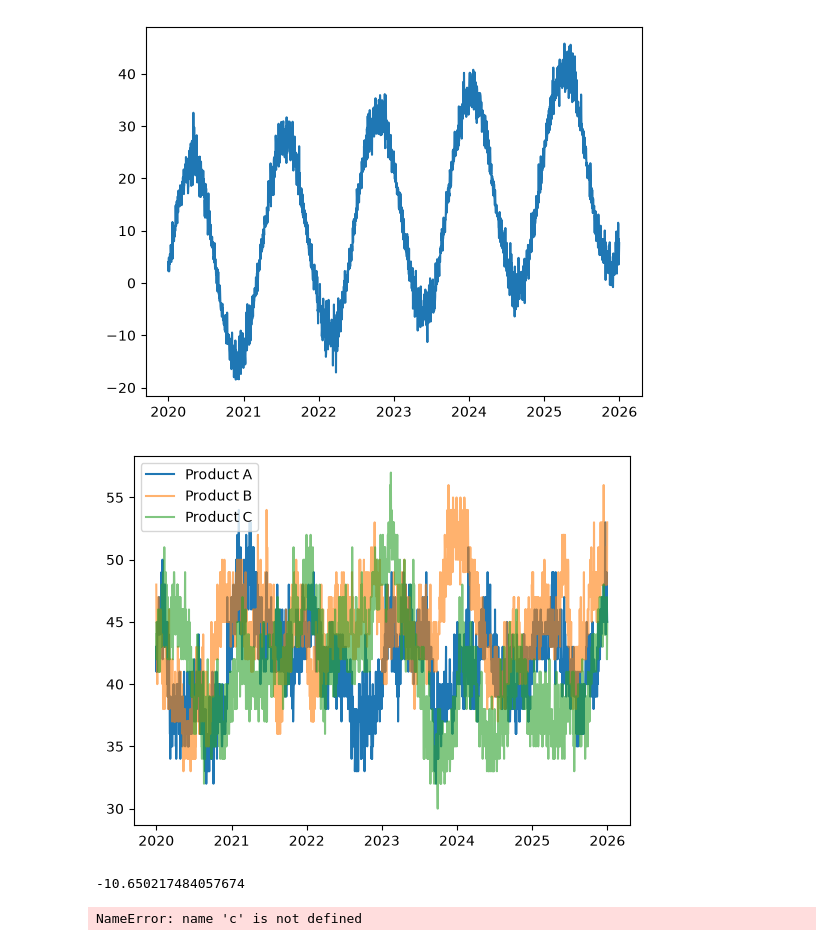
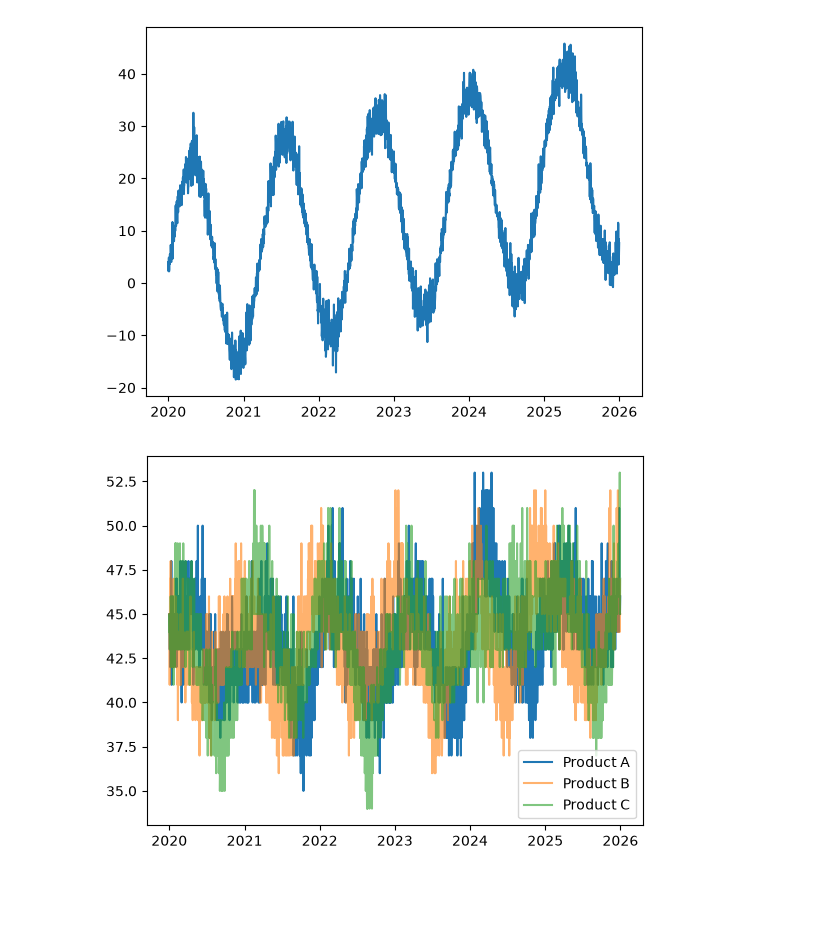
Before and after one commit to JosephDThomas/Chocolate_predictions, a Jupyter notebook: data_gen.ipynb, the cells around one changed output. Drawn from its saved outputs; the diff is of its cells as text; code cells hidden in the pictures; blank space fills up the shorter version.

```diff
--- a/data_gen.ipynb
+++ b/data_gen.ipynb
@@ -55,50 +55,43 @@ t = np.arange(num_days)
 a_raw = np.sin(t / 58.09)
 b_raw = np.cos(t / 58.09)
 c_raw = np.sin(t / 58.09 + np.pi/6)
 
 # Day-to-day noise (equivalent to previosu a_scal)
 a_short_noise = np.random.poisson(2, num_days)
 b_short_noise = np.random.poisson(2, num_days)
 c_short_noise = np.random.poisson(2, num_days)
 a_amp_daily = np.random.normal(3, 1, num_days)
 b_amp_daily = np.random.normal(3, 1, num_days)
 c_amp_daily = np.random.normal(3, 1, num_days)
 
 # Long-term randomness
-a_amp_drift = ar1_noise(num_days, phi=0.99, sigma=0.4)      # peaks vary in height
-a_baseline_drift = ar1_noise(num_days, phi=0.995, sigma=0.3) # slow wandering offset
+a_amp_drift = ar1_noise(num_days, phi=0.995, sigma=0.2)      # peaks vary in height
+a_baseline_drift = ar1_noise(num_days, phi=0.995, sigma=0.1) # slow wandering offset
 
-b_amp_drift = ar1_noise(num_days, phi=0.99, sigma=0.4)
-b_baseline_drift = ar1_noise(num_days, phi=0.995, sigma=0.3)
+b_amp_drift = ar1_noise(num_days, phi=0.995, sigma=0.2)
+b_baseline_drift = ar1_noise(num_days, phi=0.995, sigma=0.1)
 
-c_amp_drift = ar1_noise(num_days, phi=0.99, sigma=0.4)
-c_baseline_drift = ar1_noise(num_days, phi=0.995, sigma=0.3)
+c_amp_drift = ar1_noise(num_days, phi=0.995, sigma=0.2)
+c_baseline_drift = ar1_noise(num_days, phi=0.995, sigma=0.1)
 
-a = (a_amp_daily + a_amp_drift) * a_raw + a_baseline_drift + a_short_noise + 40
-b = (b_amp_daily + b_amp_drift) * b_raw + b_baseline_drift + b_short_noise + 40
-c = (c_amp_daily + c_amp_drift) * c_raw + c_baseline_drift + c_short_noise + 40
+a = (a_amp_daily + a_amp_drift) * a_raw + a_baseline_drift + a_short_noise + 40 + 0.001*t
+b = (b_amp_daily + b_amp_drift) * b_raw + b_baseline_drift + b_short_noise + 40 + 0.001*t
+c = (c_amp_daily + c_amp_drift) * c_raw + c_baseline_drift + c_short_noise + 40 + 0.001*t
 a = np.round(a)
 b = np.round(b)
 c = np.round(c)
 
 fig, ax = plt.subplots()
 ax.plot(dates, a, label="Product A")
 ax.plot(dates, b, label ="Product B",alpha = 0.6)
 ax.plot(dates, c, label="Product C", alpha= 0.6)
 ax.legend()
 #ax.set_ylim(0, 250)
 ax.xaxis.set_major_locator(mdates.YearLocator())
 ax.xaxis.set_major_formatter(mdates.DateFormatter("%Y"))
 plt.show()
 # %% [output]
-[figure, old version]
+[figure, new version]
-# %%
-print(a[300])
-np.shape(a)
-print(c)
-# %% [output]
--10.650217484057674
-NameError: name 'c' is not defined
 # %%
 import pandas as pd
 
```
Also changed, not shown: 2 other files.
